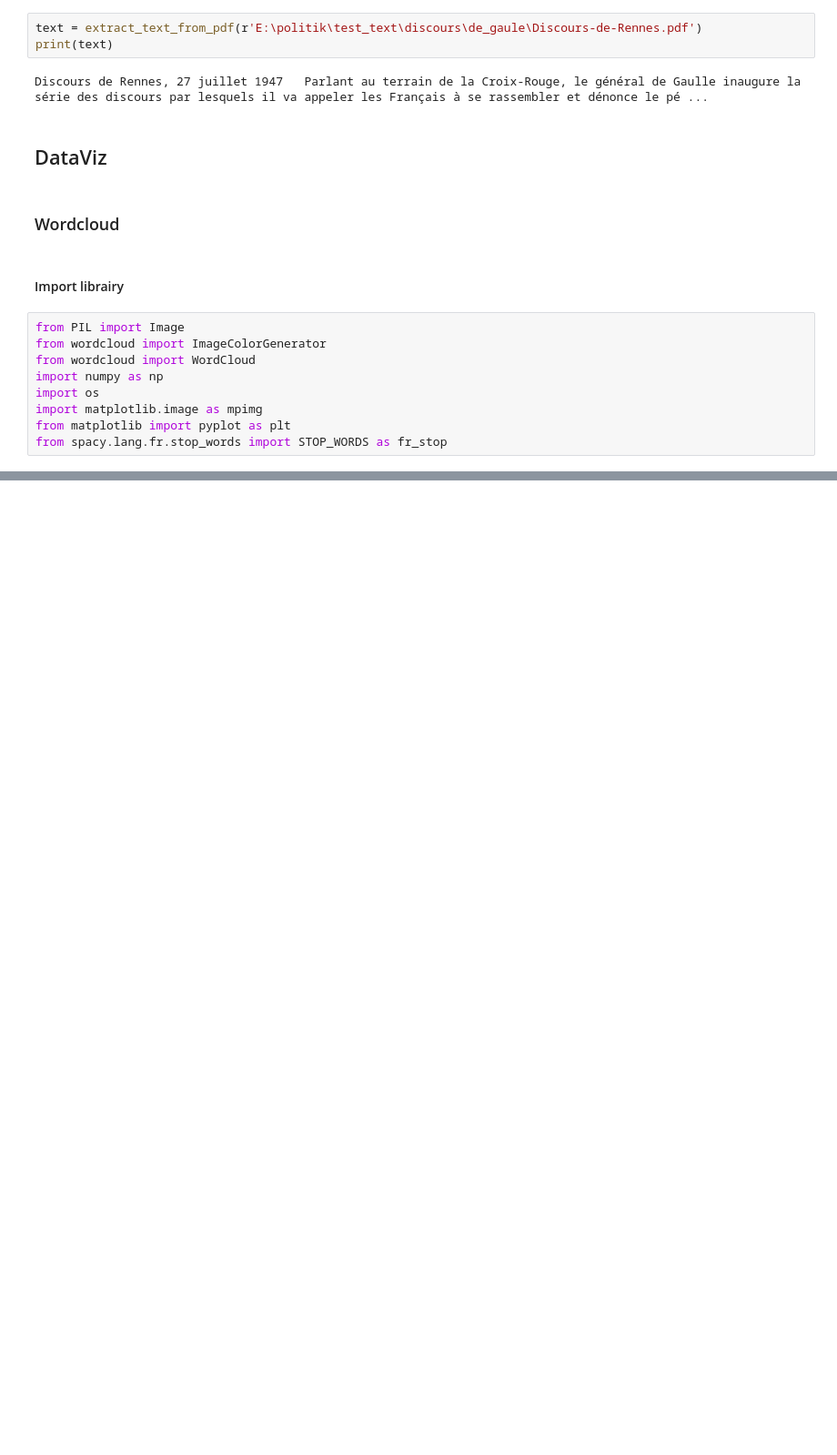
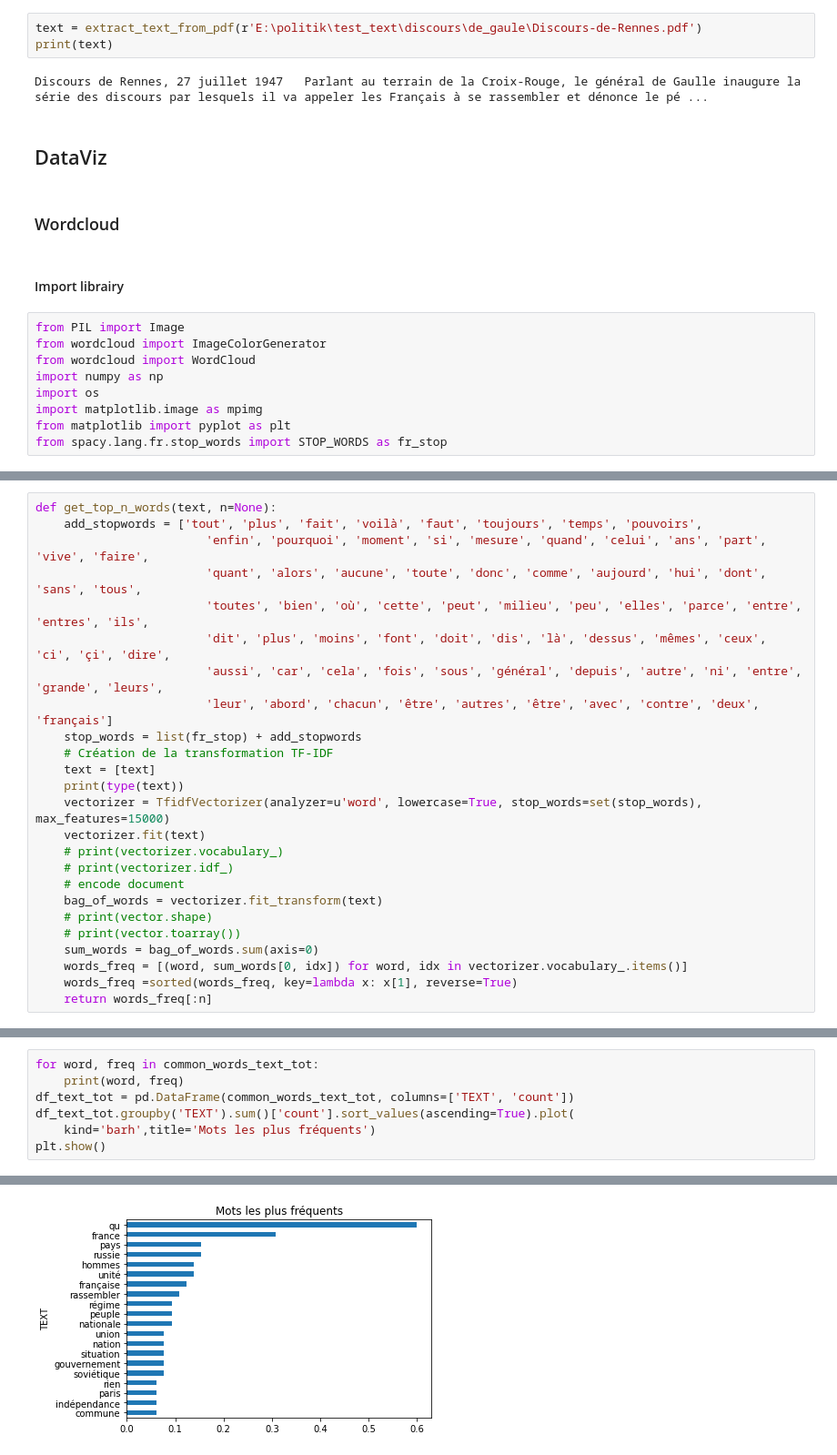
Before and after one commit to micka-sudo/politik, a Jupyter notebook: test_text/discours/renne_juillet_47.ipynb, the cells around one changed output, grey strips where cells are left out. Shown at 91% size. Saved outputs shown, nothing was run; the diff lists cells and outputs as text; blank space fills up the shorter version.

```diff
--- a/test_text/discours/renne_juillet_47.ipynb
+++ b/test_text/discours/renne_juillet_47.ipynb
@@ -103,0 +86,25 @@ NameError: name 'stop_words' is not defined
+# %%
+def get_top_n_words(text, n=None):
+    add_stopwords = ['tout', 'plus', 'fait', 'voilà', 'faut', 'toujours', 'temps', 'pouvoirs',
+                        'enfin', 'pourquoi', 'moment', 'si', 'mesure', 'quand', 'celui', 'ans', 'part', 'vive', 'faire',
+                        'quant', 'alors', 'aucune', 'toute', 'donc', 'comme', 'aujourd', 'hui', 'dont', 'sans', 'tous',
+                        'toutes', 'bien', 'où', 'cette', 'peut', 'milieu', 'peu', 'elles', 'parce', 'entre', 'entres', 'ils',
+                        'dit', 'plus', 'moins', 'font', 'doit', 'dis', 'là', 'dessus', 'mêmes', 'ceux', 'ci', 'çi', 'dire',
+                        'aussi', 'car', 'cela', 'fois', 'sous', 'général', 'depuis', 'autre', 'ni', 'entre', 'grande', 'leurs',
+                        'leur', 'abord', 'chacun', 'être', 'autres', 'être', 'avec', 'contre', 'deux', 'français']
+    stop_words = list(fr_stop) + add_stopwords
+    # Création de la transformation TF-IDF
+    text = [text]
+    print(type(text))
+    vectorizer = TfidfVectorizer(analyzer=u'word', lowercase=True, stop_words=set(stop_words), max_features=15000)
+    vectorizer.fit(text)
+    # print(vectorizer.vocabulary_)
+    # print(vectorizer.idf_)
+    # encode document
+    bag_of_words = vectorizer.fit_transform(text)
+    # print(vector.shape)
+    # print(vector.toarray())
+    sum_words = bag_of_words.sum(axis=0)
+    words_freq = [(word, sum_words[0, idx]) for word, idx in vectorizer.vocabulary_.items()]
+    words_freq =sorted(words_freq, key=lambda x: x[1], reverse=True)
+    return words_freq[:n]
@@ -103,0 +115,8 @@ NameError: name 'stop_words' is not defined
+# %%
+for word, freq in common_words_text_tot:
+    print(word, freq)
+df_text_tot = pd.DataFrame(common_words_text_tot, columns=['TEXT', 'count'])
+df_text_tot.groupby('TEXT').sum()['count'].sort_values(ascending=True).plot(
+    kind='barh',title='Mots les plus fréquents')
+plt.show()
+# %% [output]
@@ -103,0 +143 @@ NameError: name 'stop_words' is not defined
+[figure, added]
```
Also changed, not shown: parts of 11 cells of this notebook.
